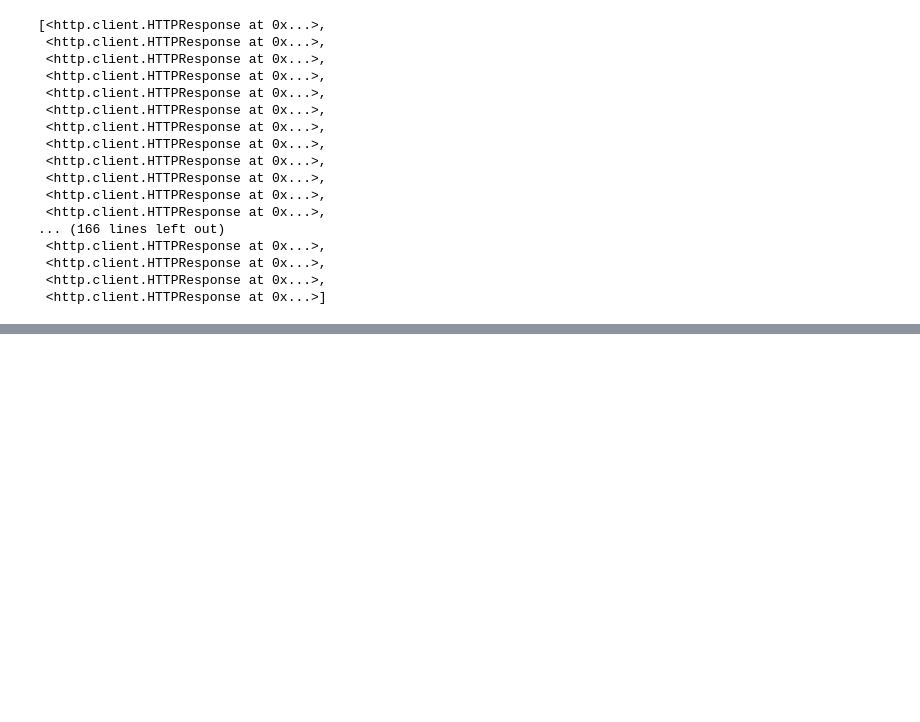
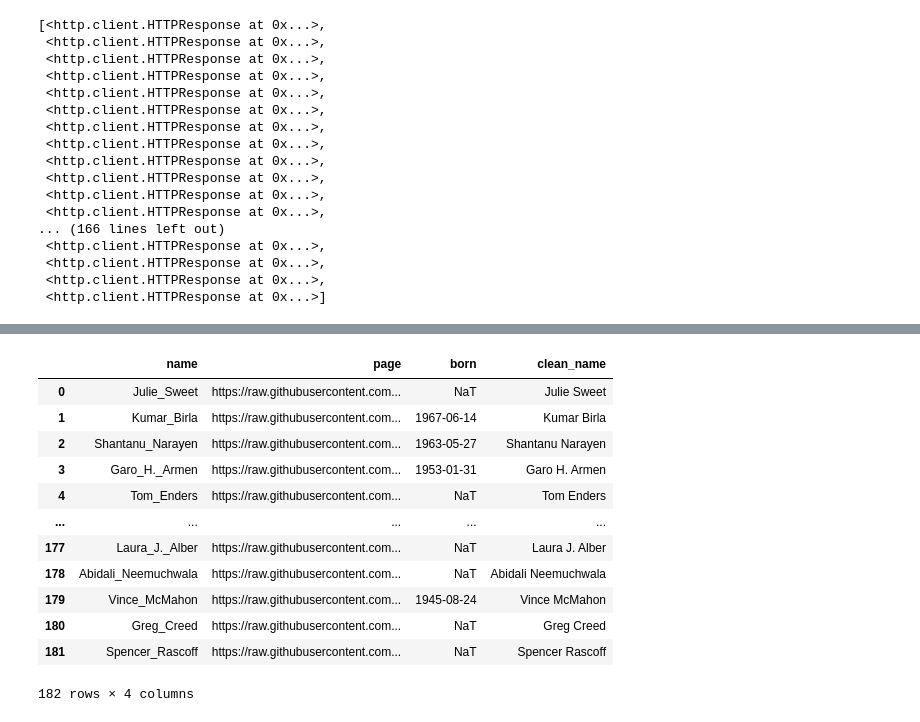
Before and after one commit to PazSheimy/GoogleColab-DataScience, a Jupyter notebook: DataWrangling.ipynb, the cells around one changed output, grey strips where cells are left out. Saved outputs shown, nothing was run; the diff lists cells and outputs as text; code cells hidden in the pictures; blank space fills up the shorter version.

```diff
--- a/DataWrangling.ipynb
+++ b/DataWrangling.ipynb
@@ -239,0 +263,19 @@ exec_df
+# %%
+#Clean the name by removing underscores, and store in a new field called clean_name
+exec_df['clean_name']= exec_df['name'].apply(lambda x: x.replace('_',' '))
+
+exec_df
+# %% [output]
+|  | name | page | born | clean_name |
+| 0 | Julie_Sweet | https://raw.githubusercontent.com... | NaT | Julie Sweet |
+| 1 | Kumar_Birla | https://raw.githubusercontent.com... | 1967-06-14 | Kumar Birla |
+| 2 | Shantanu_Narayen | https://raw.githubusercontent.com... | 1963-05-27 | Shantanu Narayen |
+| 3 | Garo_H._Armen | https://raw.githubusercontent.com... | 1953-01-31 | Garo H. Armen |
+| 4 | Tom_Enders | https://raw.githubusercontent.com... | NaT | Tom Enders |
+| ... | ... | ... | ... | ... |
+| 177 | Laura_J._Alber | https://raw.githubusercontent.com... | NaT | Laura J. Alber |
+| 178 | Abidali_Neemuchwala | https://raw.githubusercontent.com... | NaT | Abidali Neemuchwala |
+| 179 | Vince_McMahon | https://raw.githubusercontent.com... | 1945-08-24 | Vince McMahon |
+| 180 | Greg_Creed | https://raw.githubusercontent.com... | NaT | Greg Creed |
+| 181 | Spencer_Rascoff | https://raw.githubusercontent.com... | NaT | Spencer Rascoff |
+182 rows × 4 columns
```
Also changed, not shown: parts of 17 cells of this notebook.
